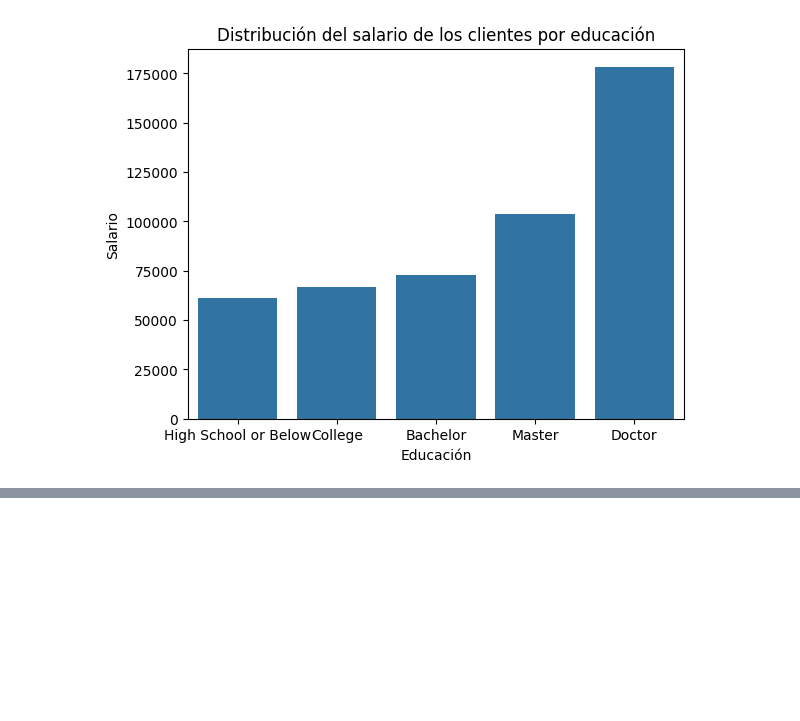
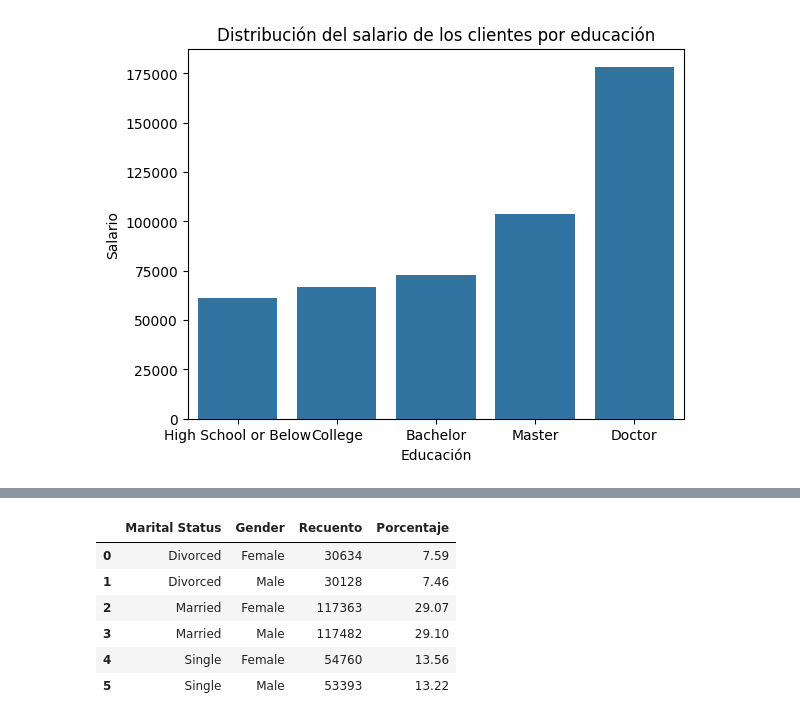
Before and after one commit to Adalab/bda-modulo-3-evaluacion-final-Lauris273, a Jupyter notebook: 2.Ejercicio_evaluación_módulo_3.ipynb, the cells around one changed output, grey strips where cells are left out. Saved outputs shown, nothing was run; the diff lists cells and outputs as text; code cells hidden in the pictures; blank space fills up the shorter version.

```diff
--- a/2.Ejercicio_evaluación_módulo_3.ipynb
+++ b/2.Ejercicio_evaluación_módulo_3.ipynb
@@ -328,0 +466,11 @@ Dicho esto, tanto en los datos (medias del salario por cada nivel de estudio), c
+# %%
+# el df para poder usarlo en el Pieplot:
+df_género_estado_civil
+# %% [output]
+|  | Marital Status | Gender | Recuento | Porcentaje |
+| 0 | Divorced | Female | 30634 | 7.59 |
+| 1 | Divorced | Male | 30128 | 7.46 |
+| 2 | Married | Female | 117363 | 29.07 |
+| 3 | Married | Male | 117482 | 29.10 |
+| 4 | Single | Female | 54760 | 13.56 |
+| 5 | Single | Male | 53393 | 13.22 |
```
Also changed, not shown: parts of 22 cells of this notebook.
